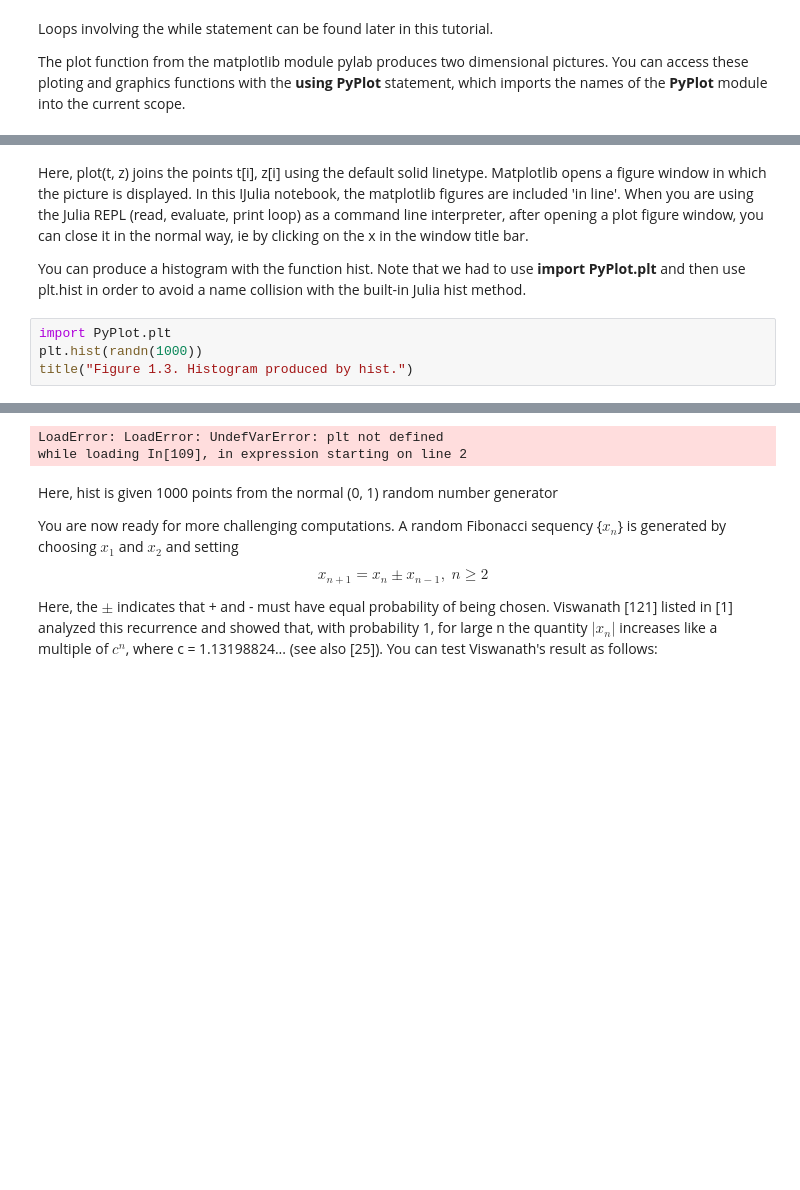
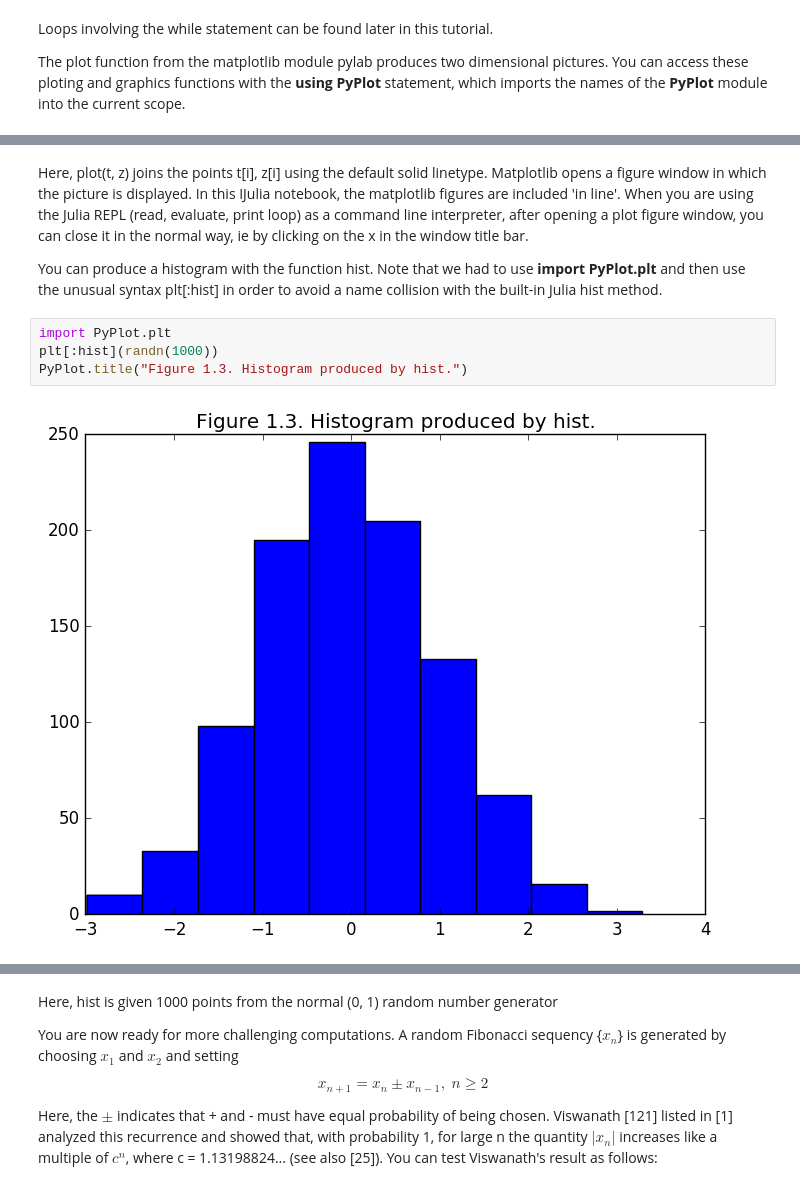
Before and after one commit to macd/dbm_notebooks, a Jupyter notebook: julia_chap1_matlab_guide.ipynb, the cells around one changed output, grey strips where cells are left out. Cells and saved outputs as stored; diff of their text form; blank space fills up the shorter version.

```diff
--- a/julia_chap1_matlab_guide.ipynb
+++ b/julia_chap1_matlab_guide.ipynb
@@ -358,9 +372,10 @@ while loading In[108], in expression starting on line 5
 # %% [markdown]
 Here, plot(t, z) joins the points t[i], z[i] using the default solid linetype.  Matplotlib opens a figure window in which the picture is displayed.  In this IJulia notebook, the matplotlib figures are included 'in line'.  When you are using the Julia REPL (read, evaluate, print loop) as a command line interpreter, after opening a plot figure window, you can close it in the normal way, ie by clicking on the x in the window title bar.
 
-You can produce a histogram with the function hist.  Note that we had to use **import PyPlot.plt** and then use plt.hist in order to avoid a name collision with the built-in Julia hist method.
+You can produce a histogram with the function hist.  Note that we had to use **import PyPlot.plt** and then use the unusual syntax plt[:hist] in order to avoid a name collision with the built-in Julia hist method.
 # %%
 import PyPlot.plt
-plt.hist(randn(1000))
-title("Figure 1.3. Histogram produced by hist.")
+plt[:hist](randn(1000))
+PyPlot.title("Figure 1.3. Histogram produced by hist.")
 # %% [output]
+[figure, added]
@@ -368,5 +383,3 @@ WARNING: could not import PyPlot.plt into Main
-LoadError: LoadError: UndefVarError: plt not defined
-while loading In[109], in expression starting on line 2
 # %% [markdown]
 Here, hist is given 1000 points from the normal (0, 1) random number generator
 
```
Also changed, not shown: parts of 24 cells of this notebook, 5 other files.
